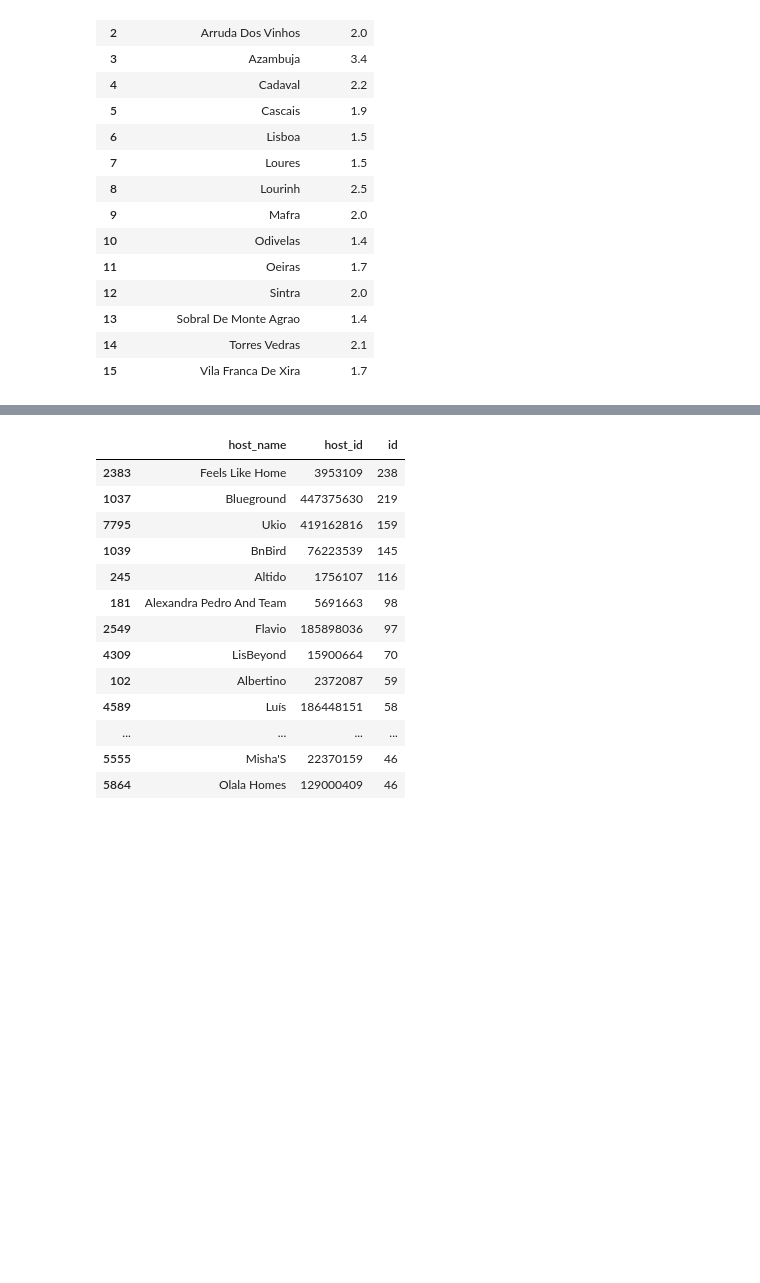
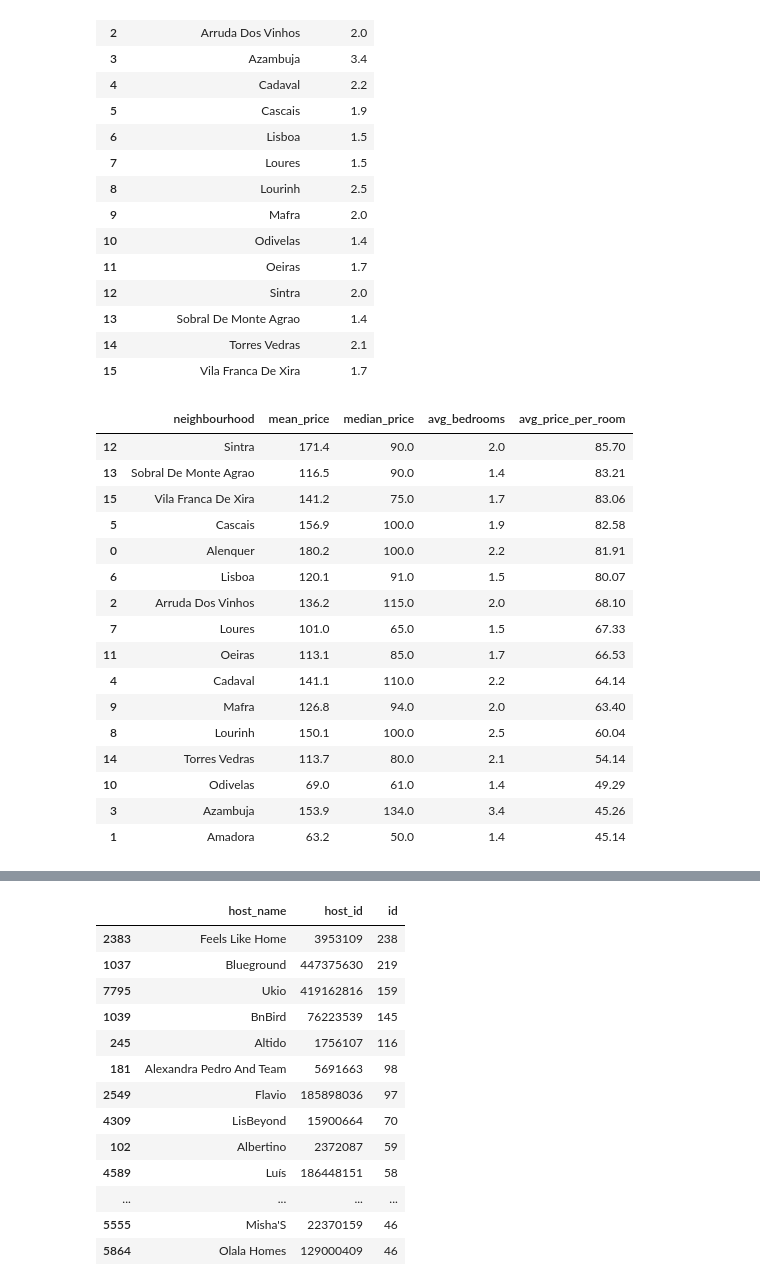
Before and after one commit to dezertdweller/streamlit-lisbon-airbnb-analysis, a Jupyter notebook: airbnb_data_cleaning.ipynb, the cells around one changed output, grey strips where cells are left out. Drawn from its saved outputs; the diff is of its cells as text; code cells hidden in the pictures; blank space fills up the shorter version.

```diff
--- a/airbnb_data_cleaning.ipynb
+++ b/airbnb_data_cleaning.ipynb
@@ -55,5 +56,5 @@ Data columns (total 75 columns):
 dtypes: float64(16), int64(22), object(37)
 memory usage: 13.1+ MB
 # %%
-df['price_eur'] = df['price'].str.replace('$', '').str.replace(',', '').astype(float)
+df['price_eur'] = df['price'].str.replace('$', '').str.replace(',', '').astype(float).round(2)
 # %%
@@ -389,3 +435,34 @@ df_neighbourhoods_rooms
 | 13 | Sobral De Monte Agrao | 1.4 |
 | 14 | Torres Vedras | 2.1 |
 | 15 | Vila Franca De Xira | 1.7 |
+# %%
+# merge new neighbourhood dfs
+df_avg_room_price = pd.merge(df_neighbourhoods, df_neighbourhoods_rooms, on='neighbourhood_group_cleansed')
+
+# calculate average price per room for each neighborhood
+df_avg_room_price['avg_price_per_room'] = (df_avg_room_price['price_eur_mean'] / df_avg_room_price['bedrooms']).round(2)
+
+# rename columns
+new_columns = ['neighbourhood', 'mean_price', 'median_price', 'avg_bedrooms', 'avg_price_per_room']
+df_avg_room_price.columns = new_columns
+
+# sort df by price per room in descending order
+df_avg_room_price_sorted = df_avg_room_price.sort_values('avg_price_per_room', ascending=False)
+# %% [output]
+|  | neighbourhood | mean_price | median_price | avg_bedrooms | avg_price_per_room |
+| 12 | Sintra | 171.4 | 90.0 | 2.0 | 85.70 |
+| 13 | Sobral De Monte Agrao | 116.5 | 90.0 | 1.4 | 83.21 |
+| 15 | Vila Franca De Xira | 141.2 | 75.0 | 1.7 | 83.06 |
+| 5 | Cascais | 156.9 | 100.0 | 1.9 | 82.58 |
+| 0 | Alenquer | 180.2 | 100.0 | 2.2 | 81.91 |
+| 6 | Lisboa | 120.1 | 91.0 | 1.5 | 80.07 |
+| 2 | Arruda Dos Vinhos | 136.2 | 115.0 | 2.0 | 68.10 |
+| 7 | Loures | 101.0 | 65.0 | 1.5 | 67.33 |
+| 11 | Oeiras | 113.1 | 85.0 | 1.7 | 66.53 |
+| 4 | Cadaval | 141.1 | 110.0 | 2.2 | 64.14 |
+| 9 | Mafra | 126.8 | 94.0 | 2.0 | 63.40 |
+| 8 | Lourinh | 150.1 | 100.0 | 2.5 | 60.04 |
+| 14 | Torres Vedras | 113.7 | 80.0 | 2.1 | 54.14 |
+| 10 | Odivelas | 69.0 | 61.0 | 1.4 | 49.29 |
+| 3 | Azambuja | 153.9 | 134.0 | 3.4 | 45.26 |
+| 1 | Amadora | 63.2 | 50.0 | 1.4 | 45.14 |
```
Also changed, not shown: parts of 11 cells of this notebook, 3 other files.
